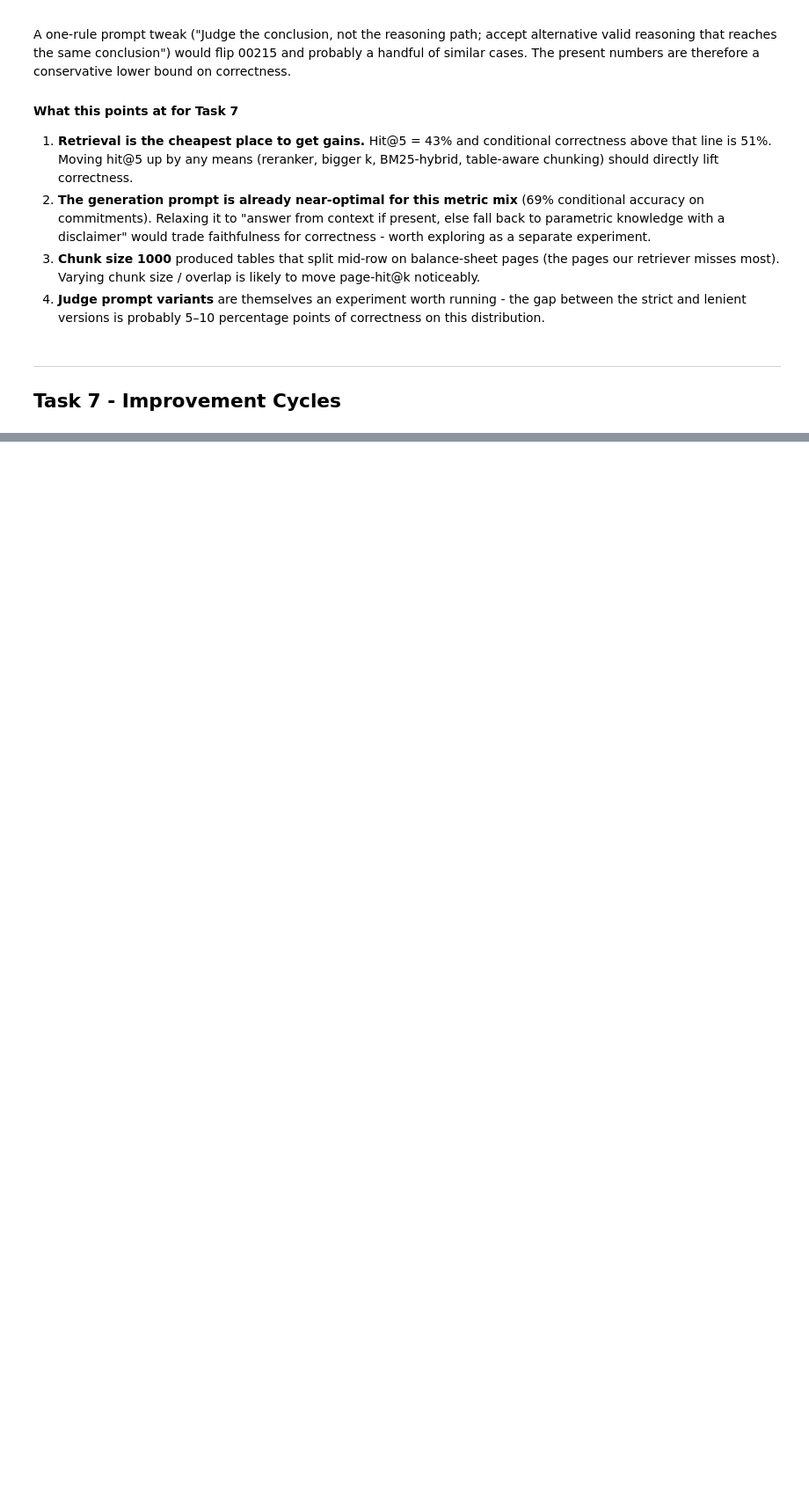
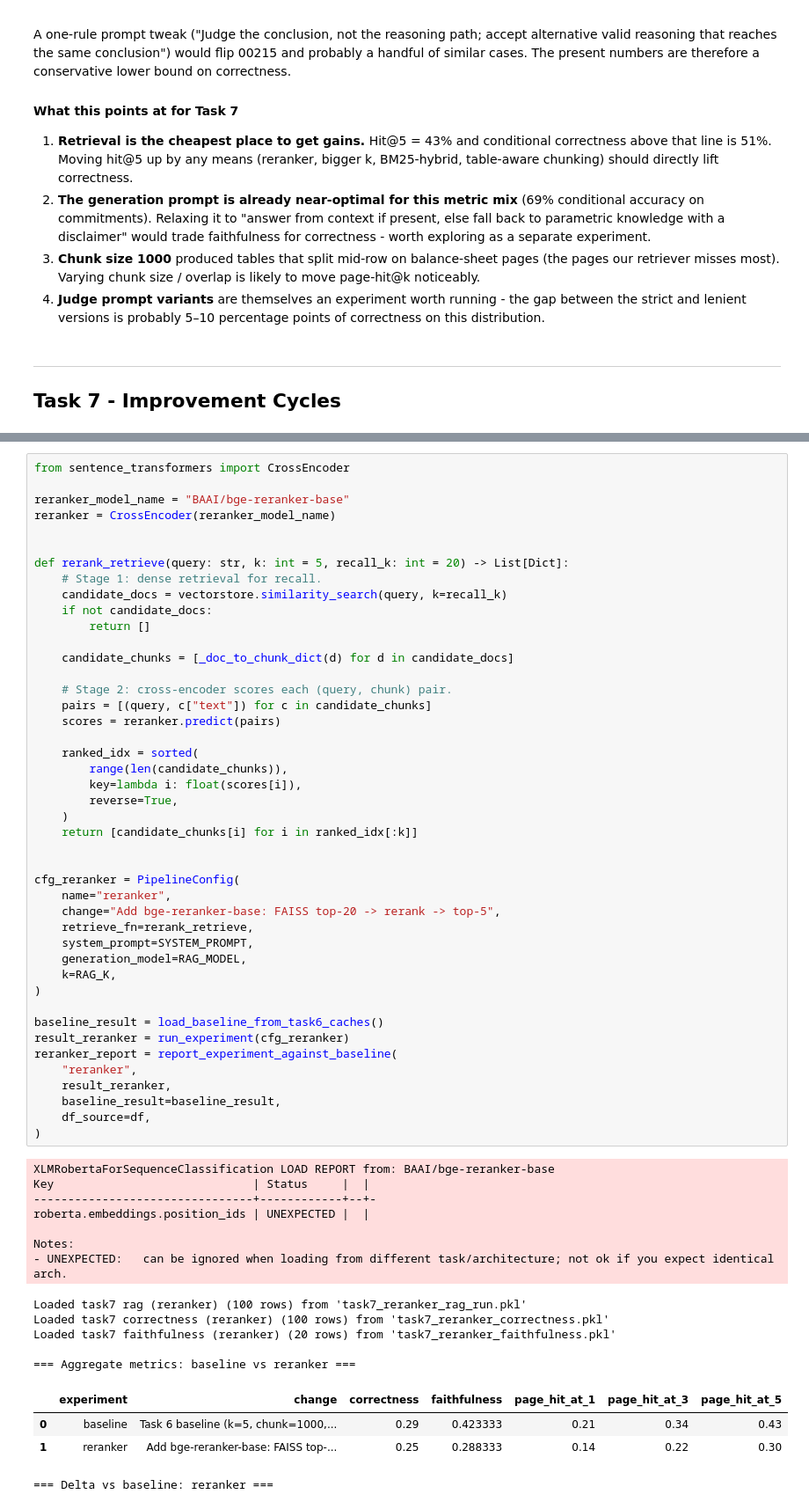
Before and after one commit to Nesher123/AI-Performance-Engineering-Course, a Jupyter notebook: module_1-from_ai_model_to_ai_product/assignment_2-RAG/rag_solution.ipynb, the cells around one changed output, grey strips where cells are left out. Shown at 88% size. Saved outputs shown, nothing was run; the diff lists cells and outputs as text; blank space fills up the shorter version.

```diff
--- a/module_1-from_ai_model_to_ai_product/assignment_2-RAG/rag_solution.ipynb
+++ b/module_1-from_ai_model_to_ai_product/assignment_2-RAG/rag_solution.ipynb
@@ -1178,0 +1545,61 @@ A one-rule prompt tweak ("Judge the conclusion, not the reasoning path; accept a
+# %%
+from sentence_transformers import CrossEncoder
+
+reranker_model_name = "BAAI/bge-reranker-base"
+reranker = CrossEncoder(reranker_model_name)
+
+
+def rerank_retrieve(query: str, k: int = 5, recall_k: int = 20) -> List[Dict]:
+    # Stage 1: dense retrieval for recall.
+    candidate_docs = vectorstore.similarity_search(query, k=recall_k)
+    if not candidate_docs:
+        return []
+
+    candidate_chunks = [_doc_to_chunk_dict(d) for d in candidate_docs]
+
+    # Stage 2: cross-encoder scores each (query, chunk) pair.
+    pairs = [(query, c["text"]) for c in candidate_chunks]
+    scores = reranker.predict(pairs)
+
+    ranked_idx = sorted(
+        range(len(candidate_chunks)),
+        key=lambda i: float(scores[i]),
+        reverse=True,
+    )
+    return [candidate_chunks[i] for i in ranked_idx[:k]]
+
+
+cfg_reranker = PipelineConfig(
+    name="reranker",
+    change="Add bge-reranker-base: FAISS top-20 -> rerank -> top-5",
+    retrieve_fn=rerank_retrieve,
+    system_prompt=SYSTEM_PROMPT,
+    generation_model=RAG_MODEL,
+    k=RAG_K,
+)
+
+baseline_result = load_baseline_from_task6_caches()
+result_reranker = run_experiment(cfg_reranker)
+reranker_report = report_experiment_against_baseline(
+    "reranker",
+    result_reranker,
+    baseline_result=baseline_result,
+    df_source=df,
+)
+# %% [output]
+XLMRobertaForSequenceClassification LOAD REPORT from: BAAI/bge-reranker-base
+Key                             | Status     |  |
+--------------------------------+------------+--+-
+roberta.embeddings.position_ids | UNEXPECTED |  |
+
+Notes:
+- UNEXPECTED:   can be ignored when loading from different task/architecture; not ok if you expect identical arch.
+Loaded task7 rag (reranker) (100 rows) from 'task7_reranker_rag_run.pkl'
+Loaded task7 correctness (reranker) (100 rows) from 'task7_reranker_correctness.pkl'
+Loaded task7 faithfulness (reranker) (20 rows) from 'task7_reranker_faithfulness.pkl'
+
+=== Aggregate metrics: baseline vs reranker ===
+|  | experiment | change | correctness | faithfulness | page_hit_at_1 | page_hit_at_3 | page_hit_at_5 |
+| 0 | baseline | Task 6 baseline (k=5, chunk=1000,... | 0.29 | 0.423333 | 0.21 | 0.34 | 0.43 |
+| 1 | reranker | Add bge-reranker-base: FAISS top-... | 0.25 | 0.288333 | 0.14 | 0.22 | 0.30 |
+=== Delta vs baseline: reranker ===
```
Also changed, not shown: parts of 17 cells of this notebook, 3 other files.
